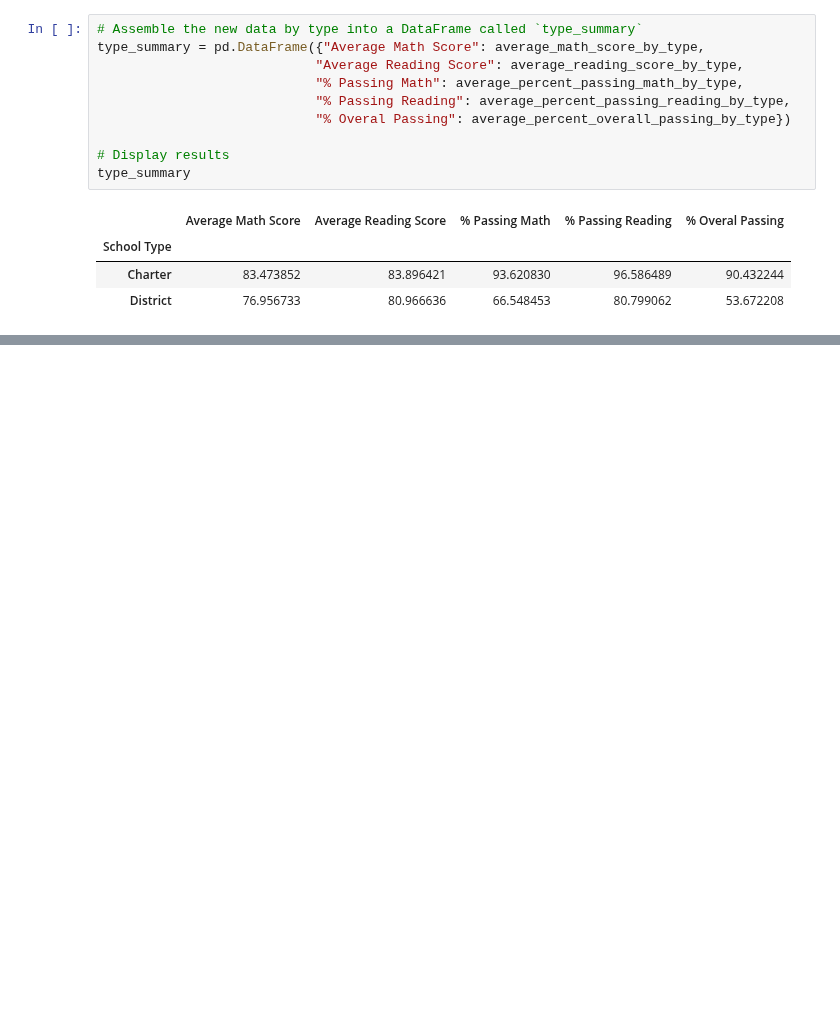
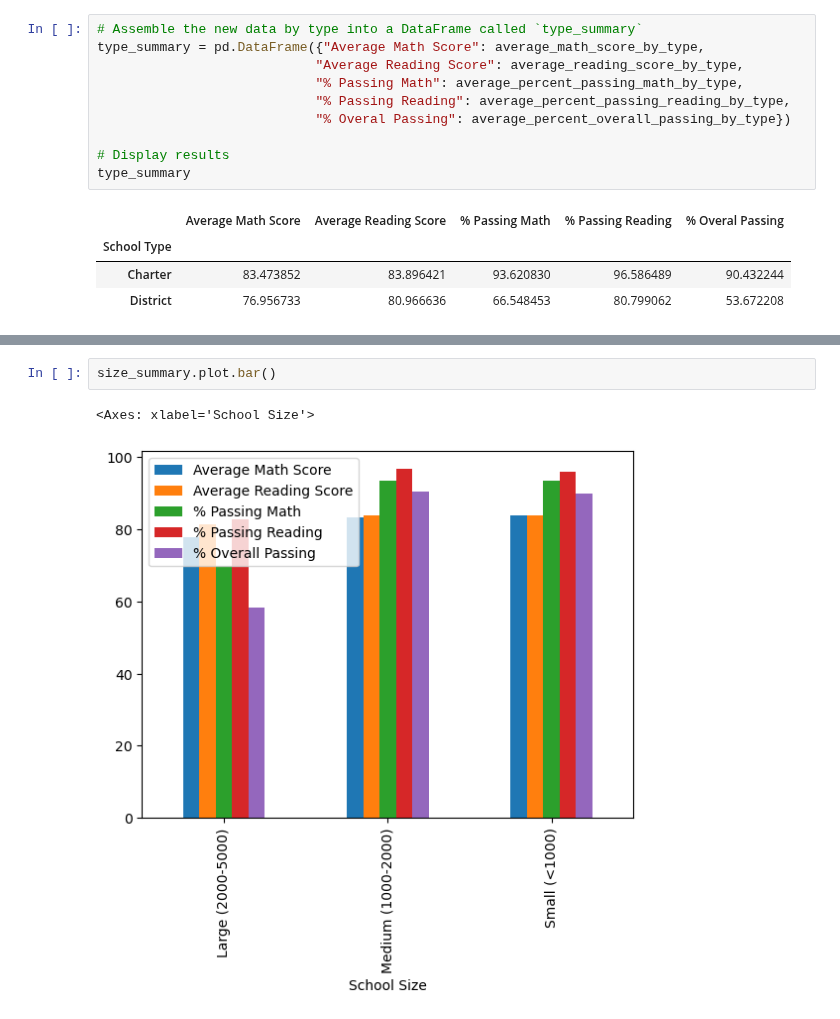
Before and after one commit to BryanCarney/python-challenge, a Jupyter notebook: PyCitySchools.ipynb, the cells around one changed output, grey strips where cells are left out. Cells and saved outputs as stored; diff of their text form; blank space fills up the shorter version.

```diff
--- a/PyCitySchools.ipynb
+++ b/PyCitySchools.ipynb
@@ -593,0 +603,5 @@ type_summary
+# %%
+size_summary.plot.bar()
+# %% [output]
+<Axes: xlabel='School Size'>
+[figure, added]
```
Also changed, not shown: parts of 3 cells of this notebook.
